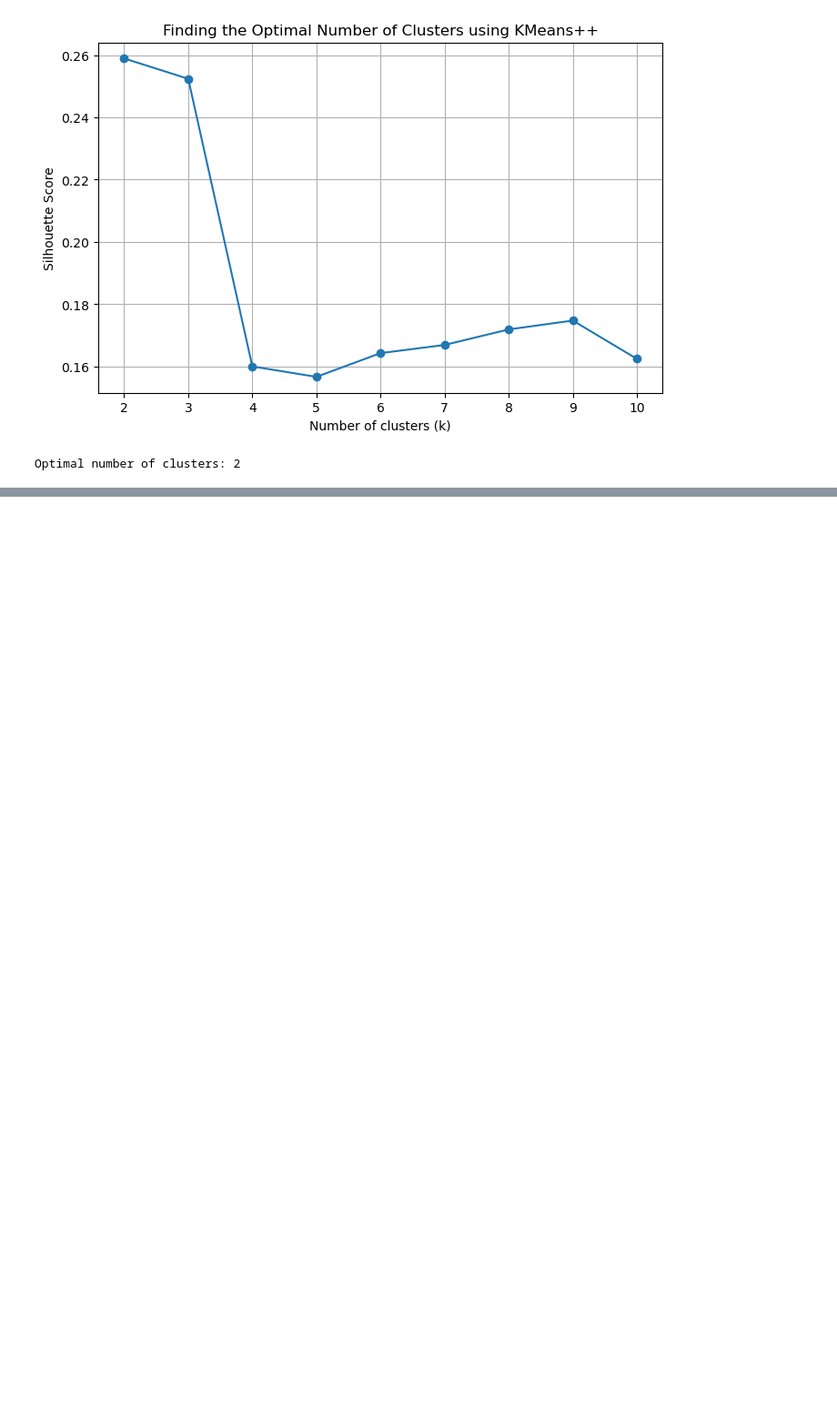
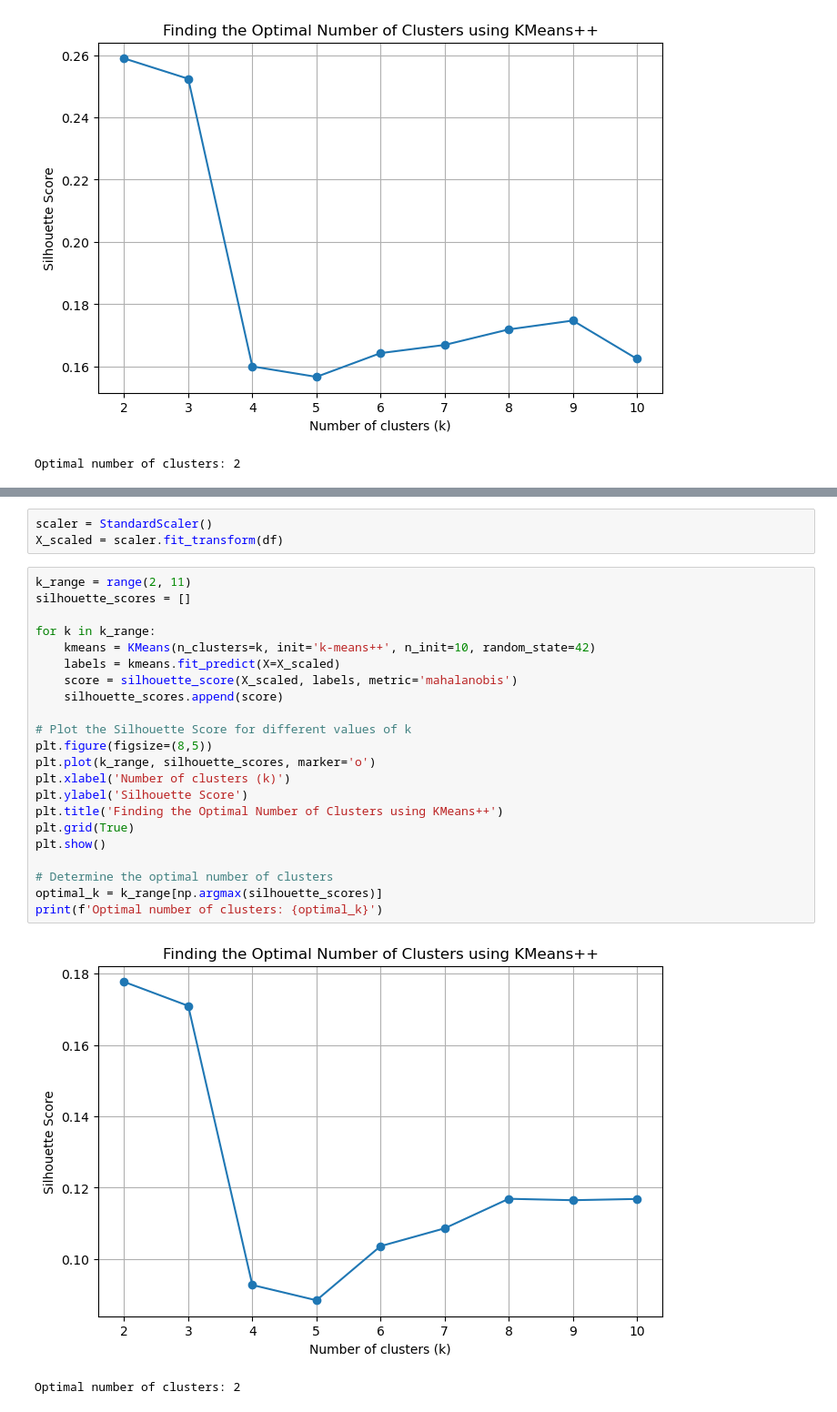
Before and after one commit to mjmousavi97/MachinLearning-TehranUni-2024, a Jupyter notebook: Projects/09 pro/src/main.ipynb, the cells around one changed output, grey strips where cells are left out. Shown: that part at 91% size. Saved outputs shown, nothing was run; the diff lists cells and outputs as text; blank space fills up the shorter version.

Commit message:
✅ Complete Project 09: KMeans Clustering with Silhouette Analysis

```diff
--- a/Projects/09 pro/src/main.ipynb
+++ b/Projects/09 pro/src/main.ipynb
@@ -260,0 +306,28 @@ Optimal number of clusters: 2
+# %%
+scaler = StandardScaler()
+X_scaled = scaler.fit_transform(df)
+# %%
+k_range = range(2, 11)
+silhouette_scores = []
+
+for k in k_range:
+    kmeans = KMeans(n_clusters=k, init='k-means++', n_init=10, random_state=42)
+    labels = kmeans.fit_predict(X=X_scaled)
+    score = silhouette_score(X_scaled, labels, metric='mahalanobis')
+    silhouette_scores.append(score)
+
+# Plot the Silhouette Score for different values of k
+plt.figure(figsize=(8,5))
+plt.plot(k_range, silhouette_scores, marker='o')
+plt.xlabel('Number of clusters (k)')
+plt.ylabel('Silhouette Score')
+plt.title('Finding the Optimal Number of Clusters using KMeans++')
+plt.grid(True)
+plt.show()
+
+# Determine the optimal number of clusters
+optimal_k = k_range[np.argmax(silhouette_scores)]
+print(f'Optimal number of clusters: {optimal_k}')
+# %% [output]
+[figure, added]
+Optimal number of clusters: 2
```
Also changed, not shown: parts of 2 cells of this notebook, 2 other files.
